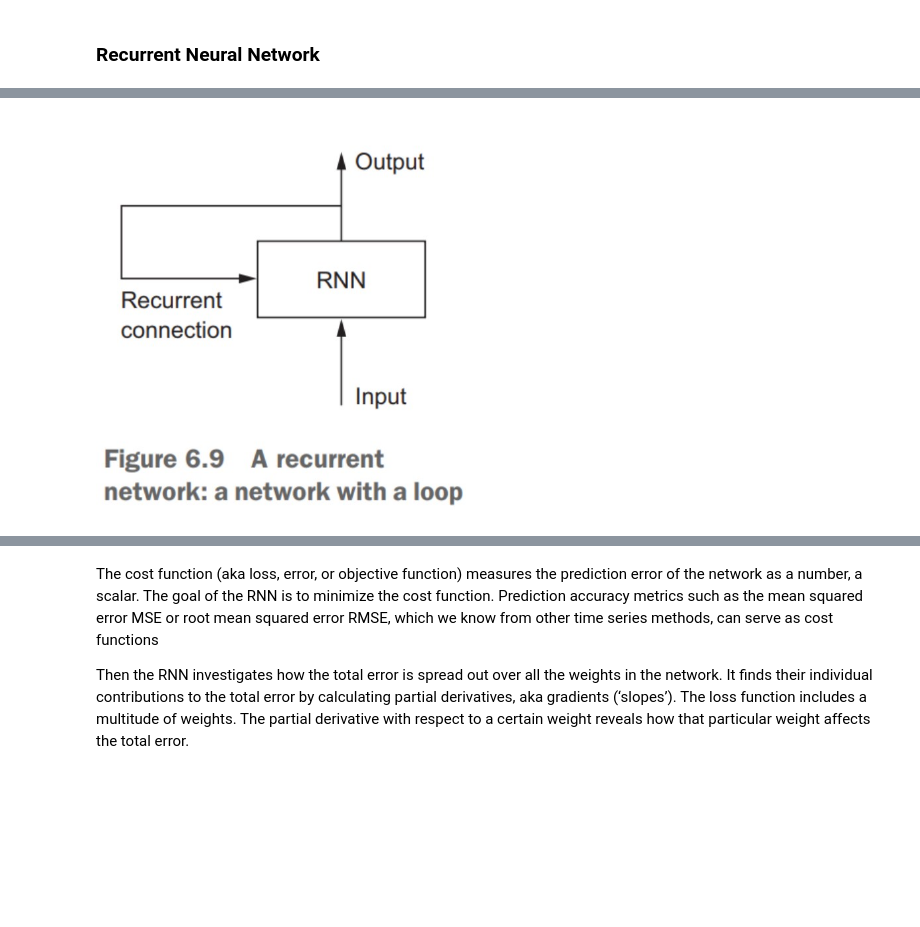
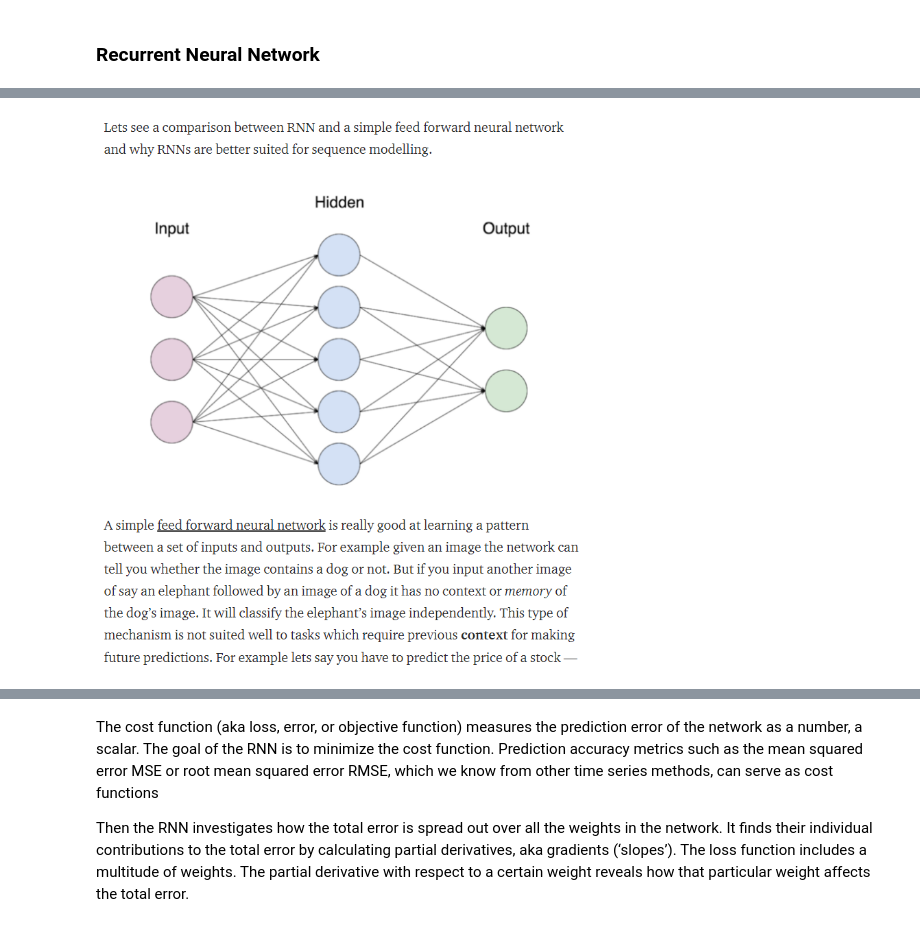
Before and after one commit to sahilnisar/.ipynb_checkpoints, a Jupyter notebook: Recurrent Neural Networks.ipynb, the cells around one changed output, grey strips where cells are left out. Drawn from its saved outputs; the diff is of its cells as text; code cells hidden in the pictures; blank space fills up the shorter version.

```diff
--- a/Recurrent Neural Networks.ipynb
+++ b/Recurrent Neural Networks.ipynb
@@ -9,21 +20,21 @@ RNNs is a class of artificial neural networks where connections between nodes fo
 # %%
 #Import all packages
 from bisect import bisect_left
 from IPython.display import Image
 import numpy as np
 import pandas as pd
 import matplotlib.pyplot as plt
 import matplotlib.image as mpimg
 from sklearn.decomposition import PCA
 from ipywidgets import interact, FloatSlider
 
 import timeit
 
 import random
 random.seed(10)
 
 %matplotlib inline
 
-Image(filename="Screenshot 2022-03-31 162302.jpg", width=400, height=400)
+Image(filename="Screenshot 2022-04-14 133315.png", width=600, height=800)
 # %% [output]
-[figure, old version]
+[figure, new version]
```
Also changed, not shown: parts of 27 cells of this notebook, 3 other files.
